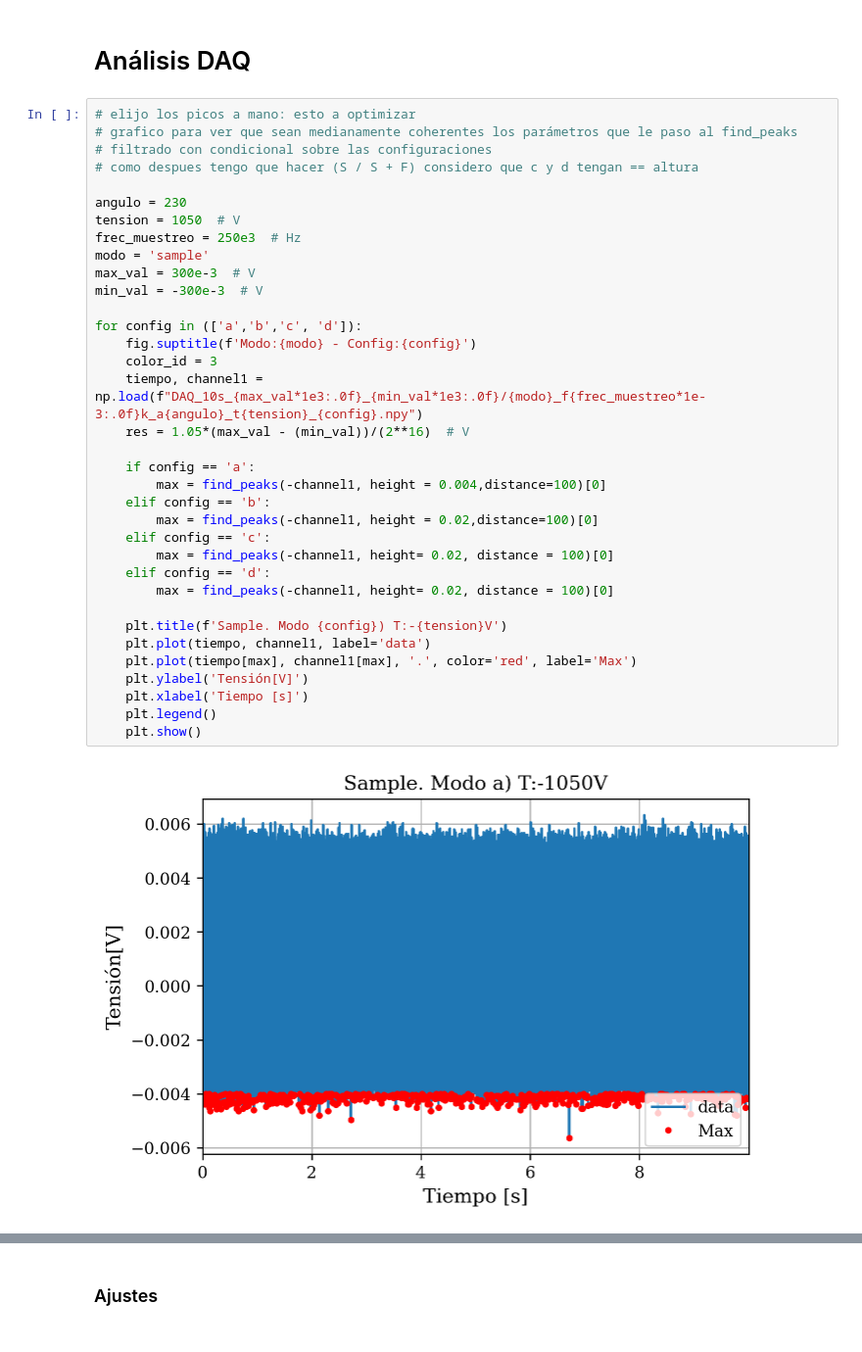
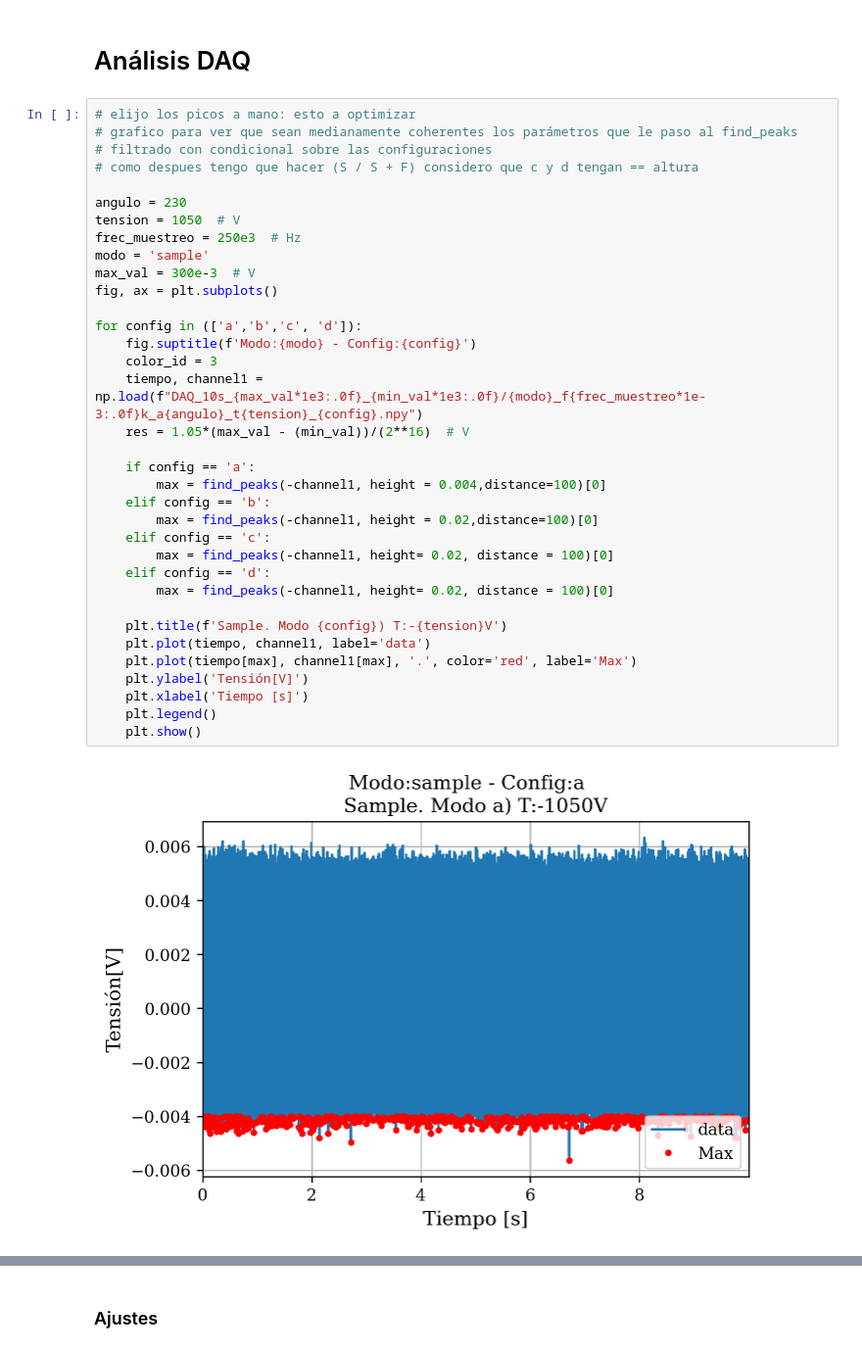
Before and after one commit to agustinbrusco/Laboratorio5, a Jupyter notebook: Datos y código - Práctica 3/analisis_ruido.ipynb, the cells around one changed output, grey strips where cells are left out. Shown at 98% size. Cells and saved outputs as stored; diff of their text form.

```diff
--- a/Datos y código - Práctica 3/analisis_ruido.ipynb
+++ b/Datos y código - Práctica 3/analisis_ruido.ipynb
@@ -248,35 +248,35 @@ for modo in (['sample', 'fpeaks']):
 
 angulo = 230
 tension = 1050  # V
 frec_muestreo = 250e3  # Hz
 modo = 'sample'
 max_val = 300e-3  # V
-min_val = -300e-3  # V
+fig, ax = plt.subplots()
 
 for config in (['a','b','c', 'd']):
     fig.suptitle(f'Modo:{modo} - Config:{config}')
     color_id = 3
     tiempo, channel1 = np.load(f"DAQ_10s_{max_val*1e3:.0f}_{min_val*1e3:.0f}/{modo}_f{frec_muestreo*1e-3:.0f}k_a{angulo}_t{tension}_{config}.npy")
     res = 1.05*(max_val - (min_val))/(2**16)  # V
 
     if config == 'a':
         max = find_peaks(-channel1, height = 0.004,distance=100)[0]
     elif config == 'b':
         max = find_peaks(-channel1, height = 0.02,distance=100)[0]
     elif config == 'c':
         max = find_peaks(-channel1, height= 0.02, distance = 100)[0]
     elif config == 'd':
         max = find_peaks(-channel1, height= 0.02, distance = 100)[0]
 
     plt.title(f'Sample. Modo {config}) T:-{tension}V')
     plt.plot(tiempo, channel1, label='data')
     plt.plot(tiempo[max], channel1[max], '.', color='red', label='Max')
     plt.ylabel('Tensión[V]')
     plt.xlabel('Tiempo [s]')
     plt.legend()
     plt.show()
 # %% [output]
-[figure, old version]
+[figure, new version]
 [figure]
 [figure]
 [figure]
```
Also changed, not shown: parts of 5 cells of this notebook.
